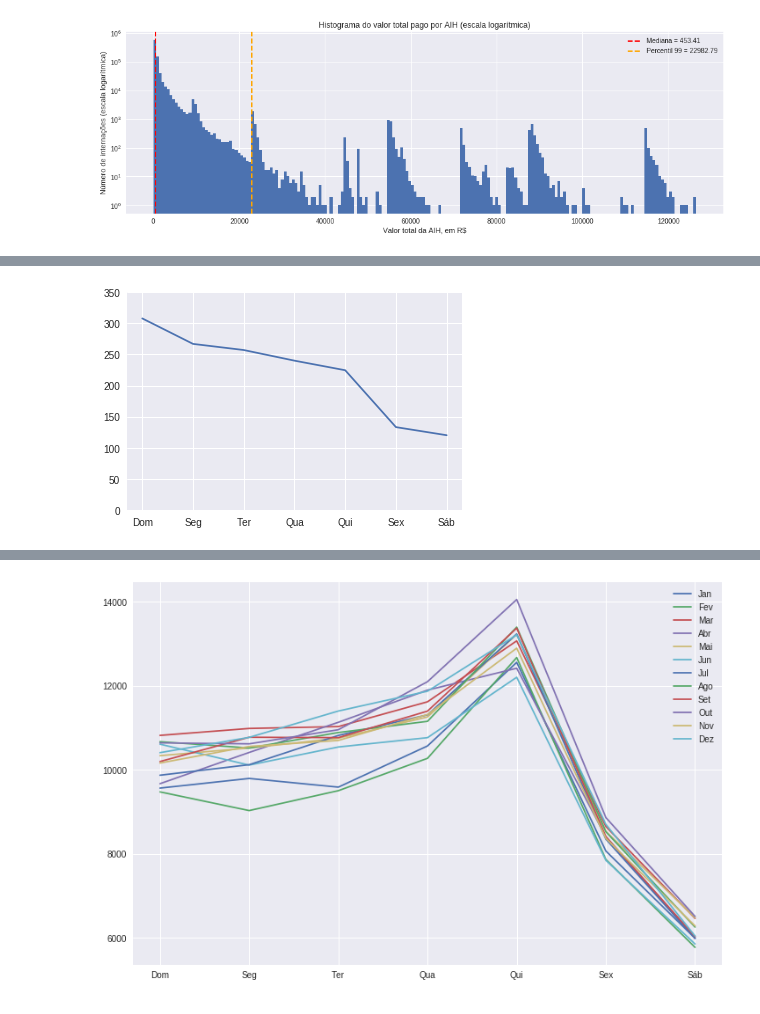
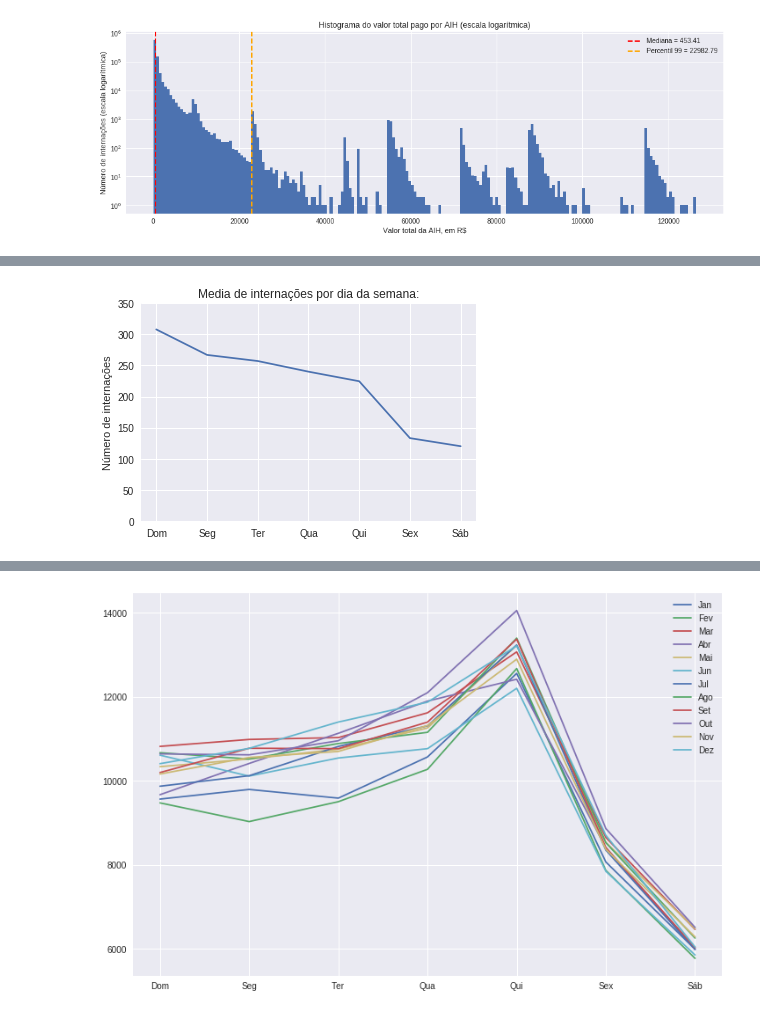
Before and after one commit to gbletsch/hematologic_hospitalizations_brazil, a Jupyter notebook: tcc.ipynb, the cells around one changed output, grey strips where cells are left out. Drawn from its saved outputs; the diff is of its cells as text; code cells hidden in the pictures.

```diff
--- a/tcc.ipynb
+++ b/tcc.ipynb
@@ -112,8 +162,10 @@ plt.show()
 # %%
-# media de internações por dia da semana
+# TODO: fazer bootstrap para ver significância, fazer prevalência
 
 int_by_day.groupby(int_by_day.index.weekday).mean().plot(ylim=(0,350))
 plt.xticks(np.arange(7), ['Dom', 'Seg', 'Ter', 'Qua', 'Qui', 'Sex', 'Sáb'])
+plt.title('Media de internações por dia da semana:')
+plt.ylabel('Número de internações')
 plt.show()
 # %% [output]
-[figure, old version]
+[figure, new version]
```
Also changed, not shown: parts of 15 cells of this notebook, 3 other files.
